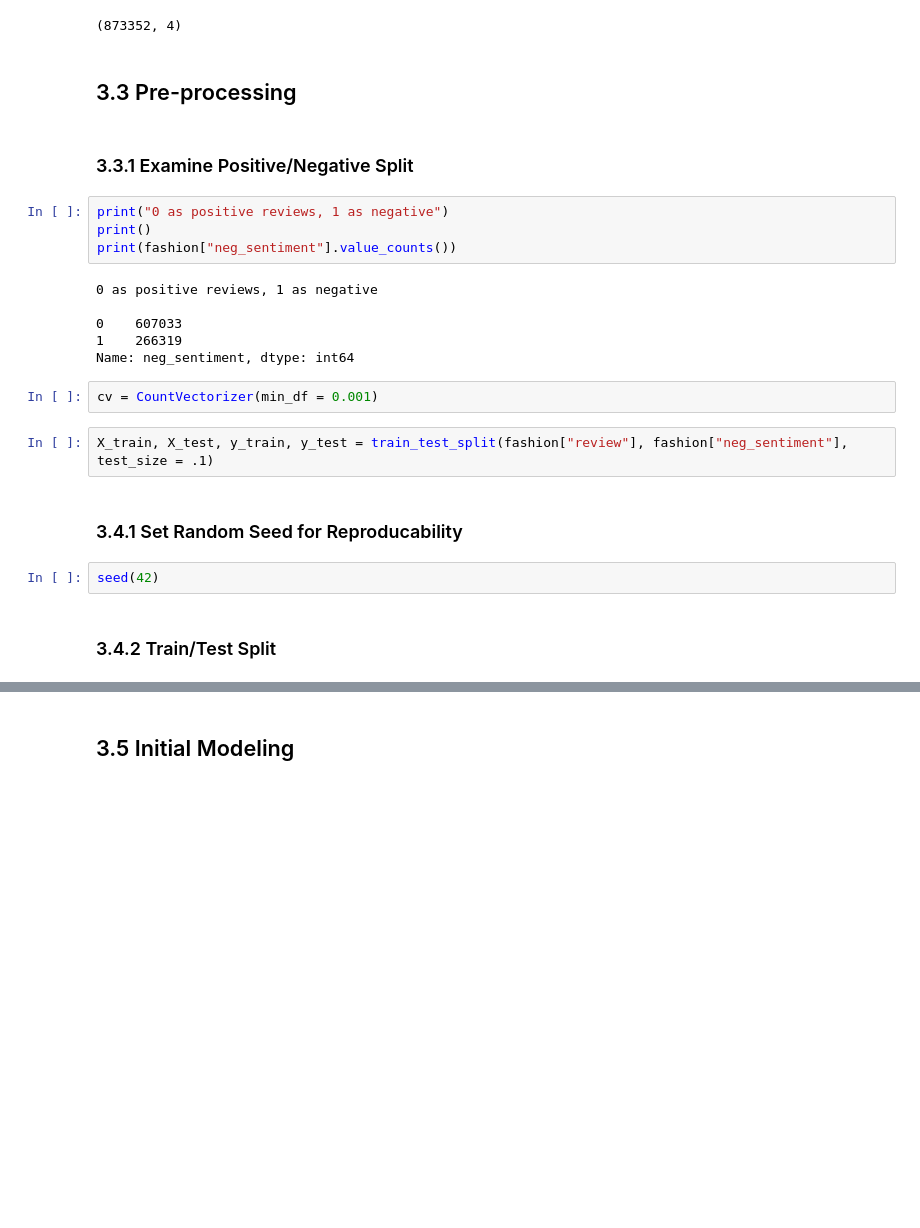
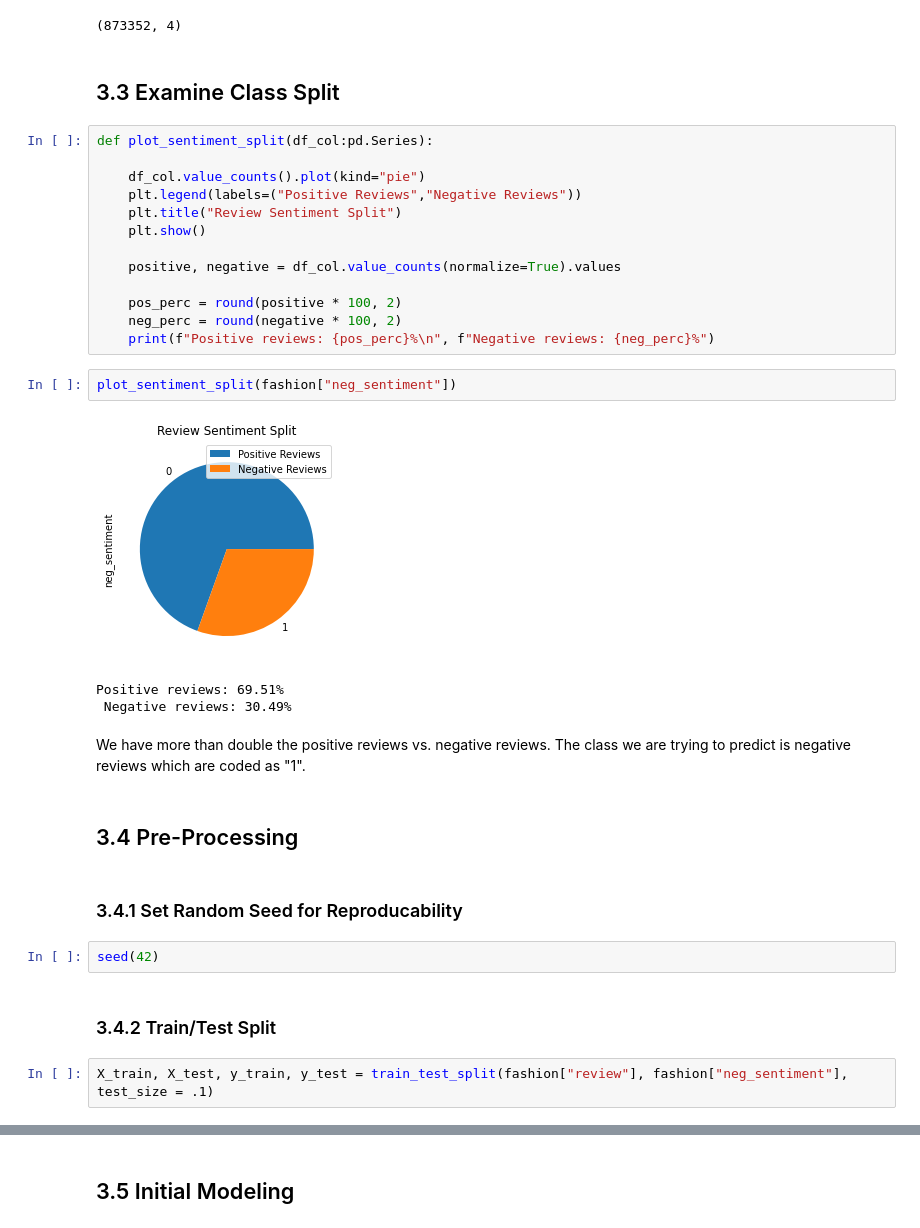
Before and after one commit to josephplpriest/springboard, a Jupyter notebook: capstone_projects/capstone_2/notebooks/03_Preprocessing_and_Training.ipynb, the cells around one changed output, grey strips where cells are left out. Drawn from its saved outputs; the diff is of its cells as text; blank space fills up the shorter version.

```diff
--- a/capstone_projects/capstone_2/notebooks/03_Preprocessing_and_Training.ipynb
+++ b/capstone_projects/capstone_2/notebooks/03_Preprocessing_and_Training.ipynb
@@ -94,26 +112,35 @@ fashion.shape
 # %% [output]
 (873352, 4)
 # %% [markdown]
-## 3.3 Pre-processing <a name="3.3"><a/>
+## 3.3 Examine Class Split <a name="3.3"><a/>
-# %% [markdown]
-### 3.3.1 Examine Positive/Negative Split <a name="3.3.1"><a/>
 # %%
-print("0 as positive reviews, 1 as negative")
-print()
-print(fashion["neg_sentiment"].value_counts())
+def plot_sentiment_split(df_col:pd.Series):
+
+    df_col.value_counts().plot(kind="pie")
+    plt.legend(labels=("Positive Reviews","Negative Reviews"))
+    plt.title("Review Sentiment Split")
+    plt.show()
+
+    positive, negative = df_col.value_counts(normalize=True).values
+
+    pos_perc = round(positive * 100, 2)
+    neg_perc = round(negative * 100, 2)
+    print(f"Positive reviews: {pos_perc}%\n", f"Negative reviews: {neg_perc}%")
-# %% [output]
-0 as positive reviews, 1 as negative
-
-0    607033
-1    266319
-Name: neg_sentiment, dtype: int64
-# %%
-cv = CountVectorizer(min_df = 0.001)
-# %%
-X_train, X_test, y_train, y_test = train_test_split(fashion["review"], fashion["neg_sentiment"], test_size = .1)
+# %%
+plot_sentiment_split(fashion["neg_sentiment"])
+# %% [output]
+[figure, added]
+Positive reviews: 69.51%
+ Negative reviews: 30.49%
+# %% [markdown]
+We have more than double the positive reviews vs. negative reviews. The class we are trying to predict is negative reviews which are coded as "1".
+# %% [markdown]
+## 3.4 Pre-Processing <a name="3.4"><a/>
 # %% [markdown]
-### 3.4.1 Set Random Seed for Reproducability <a name="3.3.2"><a/>
+### 3.4.1 Set Random Seed for Reproducability <a name="3.4.1"><a/>
 # %%
 seed(42)
 # %% [markdown]
-### 3.4.2 Train/Test Split <a name="3.3.3"><a/>
+### 3.4.2 Train/Test Split <a name="3.4.2"><a/>
+# %%
+X_train, X_test, y_train, y_test = train_test_split(fashion["review"], fashion["neg_sentiment"], test_size = .1)
```
Also changed, not shown: parts of 28 cells of this notebook.
